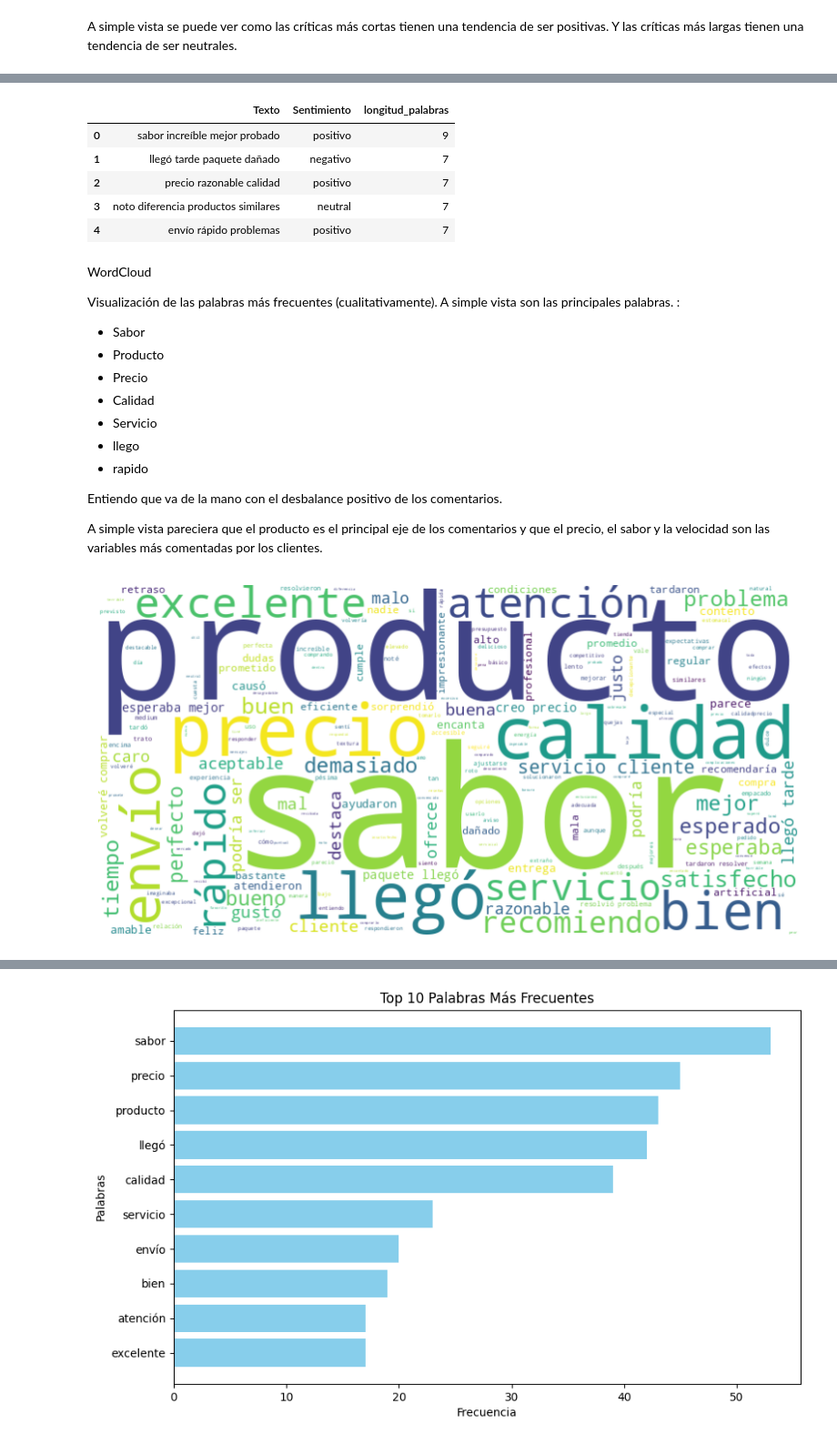
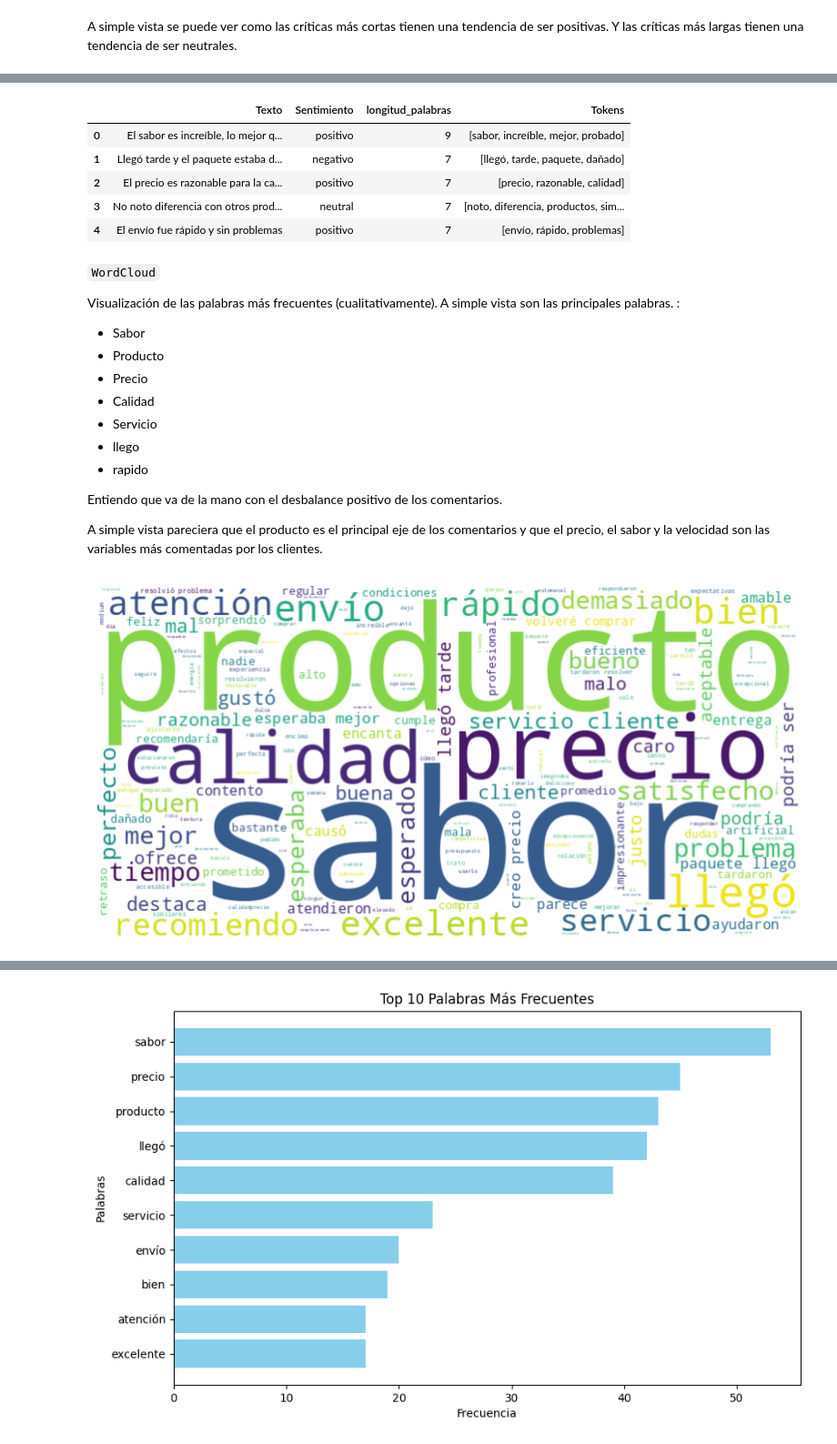
Before and after one commit to Dantelarroy/suplements-chatbot, a Jupyter notebook: Supplements_chatbot.ipynb, the cells around one changed output, grey strips where cells are left out. Shown at 91% size. Cells and saved outputs as stored; diff of their text form; code cells hidden in the pictures.

```diff
--- a/Supplements_chatbot.ipynb
+++ b/Supplements_chatbot.ipynb
@@ -397,38 +425,38 @@ Antes de realizar un analisis más detallado del contenido del Dataset y de entr
 # Inicio el lematizador de NLTK
 lemmatizer = WordNetLemmatizer()
 
+# Función para limpiar y procesar texto
 def clean(texto):
+    # Convertir a minúscula
+    texto = texto.lower()
 
-  # Convertir a mínuscula para asegurarme que se maneje de manera uniforme
-  texto = texto.lower()
+    # Eliminar puntuaciones y caracteres especiales
+    texto = re.sub(r'[^a-záéíóúüñ0-9\s]+', '', texto)
 
- # Eliminar puntuaciones y caracteres especiales
- # Conservar letras con acento, ñ y números
- # Se permiten: letras a-z, vocales acentuadas, ñ, números y espacios
-  texto =  re.sub('[^a-záéíóúüñ0-9\s]+', '', texto)
+    # Tokenización
+    tokens = word_tokenize(texto)
 
-  # Eliminar Stopwords que no tienen valor informativo
-  texto = " ".join([word for word in texto.split() if word not in stopwords.words('spanish')])
+    # Eliminar stopwords
+    tokens = [word for word in tokens if word not in stopwords.words('spanish')]
 
-  # Lematización para reducir las variaciones morfólogicas de las palabras
-  texto = " ".join([lemmatizer.lemmatize(word) for word in texto.split()])
+    # Lematización
+    tokens = [lemmatizer.lemmatize(word) for word in tokens]
 
-  return texto
+    return tokens
 
-# Aplico la función de limpieza al df
-
-df_supplements['Texto'] = df_supplements['Texto'].apply(clean)
+# Aplicar la función al DataFrame
+df_supplements['Tokens'] = df_supplements['Texto'].apply(clean)
 # %%
 df_supplements.head()
 # %% [output]
-|  | Texto | Sentimiento | longitud_palabras |
-| 0 | sabor increíble mejor probado | positivo | 9 |
-| 1 | llegó tarde paquete dañado | negativo | 7 |
-| 2 | precio razonable calidad | positivo | 7 |
-| 3 | noto diferencia productos similares | neutral | 7 |
-| 4 | envío rápido problemas | positivo | 7 |
+|  | Texto | Sentimiento | longitud_palabras | Tokens |
+| 0 | El sabor es increíble, lo mejor q... | positivo | 9 | [sabor, increíble, mejor, probado] |
+| 1 | Llegó tarde y el paquete estaba d... | negativo | 7 | [llegó, tarde, paquete, dañado] |
+| 2 | El precio es razonable para la ca... | positivo | 7 | [precio, razonable, calidad] |
+| 3 | No noto diferencia con otros prod... | neutral | 7 | [noto, diferencia, productos, sim... |
+| 4 | El envío fue rápido y sin problemas | positivo | 7 | [envío, rápido, problemas] |
 # %% [markdown]
-WordCloud
+`WordCloud`
 
 Visualización de las palabras más frecuentes (cualitativamente).
 A simple vista son las principales palabras. :
@@ -445,14 +473,21 @@ Entiendo que va de la mano con el desbalance positivo de los comentarios.
 A simple vista pareciera que el producto es el principal eje de los comentarios y que el precio, el sabor y la velocidad son las variables más comentadas por los clientes.
 # %%
 # Wordcloud para visualizar las palabras más frecuentes en los comentarios de los usuarios
-texto_completo = " ".join(df_supplements["Texto"])
+tokens_completos = []
+
+# Unifico todos los tokens para generar el WordCloud
+for tokens in df_supplements['Tokens']:
+  tokens_completos.extend(tokens)
+
+# Uno todos los tokens en un string
+texto_completo = " ".join(tokens_completos)
 
 wordcloud = WordCloud(width=800,height=400,background_color='white').generate(texto_completo)
 
 plt.figure(figsize=(10, 6))
 plt.imshow(wordcloud, interpolation='bilinear')  # 'bilinear' para suavizar la imagen
 plt.axis('off')  # Quitar los ejes
 plt.show()
 # %% [output]
-[figure, old version]
+[figure, new version]
 # %% [markdown]
```
Also changed, not shown: parts of 25 cells of this notebook.
